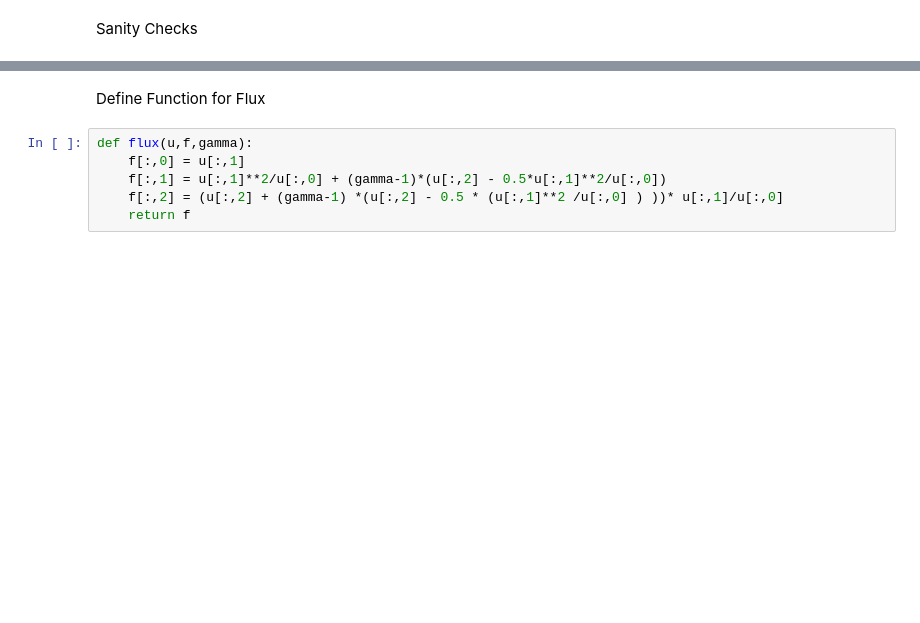
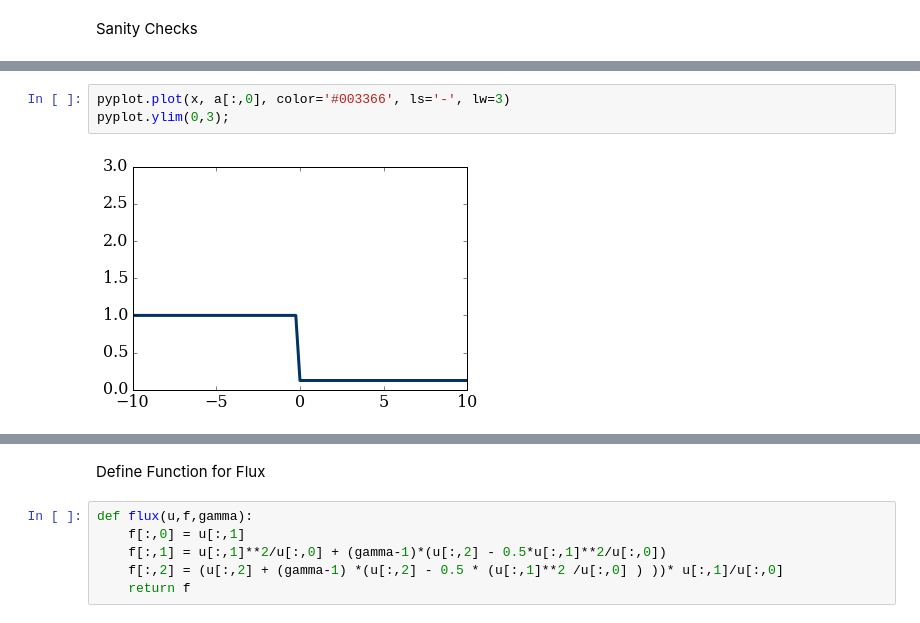
Before and after one commit to Dmphelps89/mae6286, a Jupyter notebook: workspace/module_3_assignment.ipynb, the cells around one changed output, grey strips where cells are left out. Drawn from its saved outputs; the diff is of its cells as text; blank space fills up the shorter version.

```diff
--- a/workspace/module_3_assignment.ipynb
+++ b/workspace/module_3_assignment.ipynb
@@ -81,0 +98,5 @@ pyplot.ylim(0,150);
+# %%
+pyplot.plot(x, a[:,0], color='#003366', ls='-', lw=3)
+pyplot.ylim(0,3);
+# %% [output]
+[figure, added]
```
Also changed, not shown: parts of 20 cells of this notebook.
